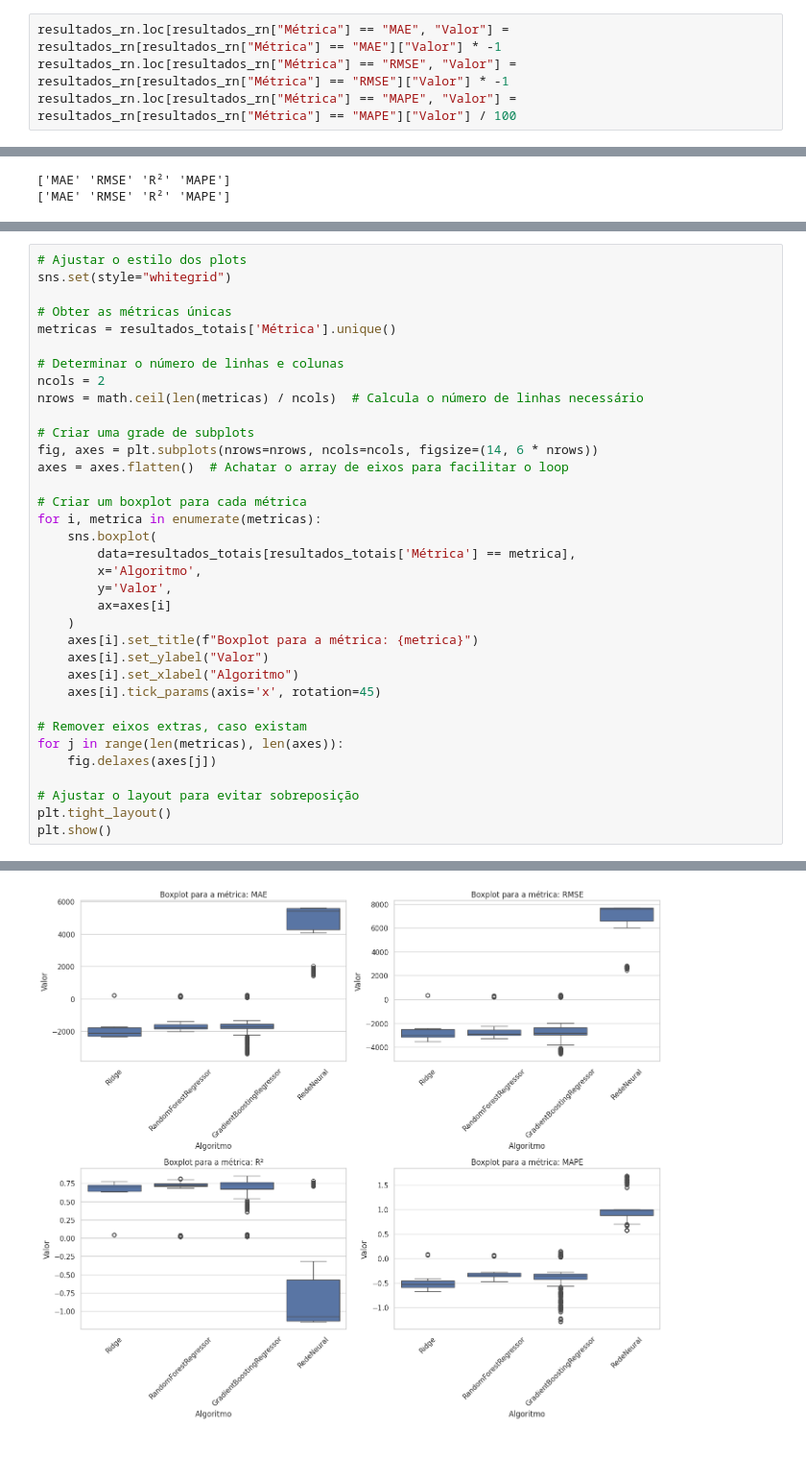
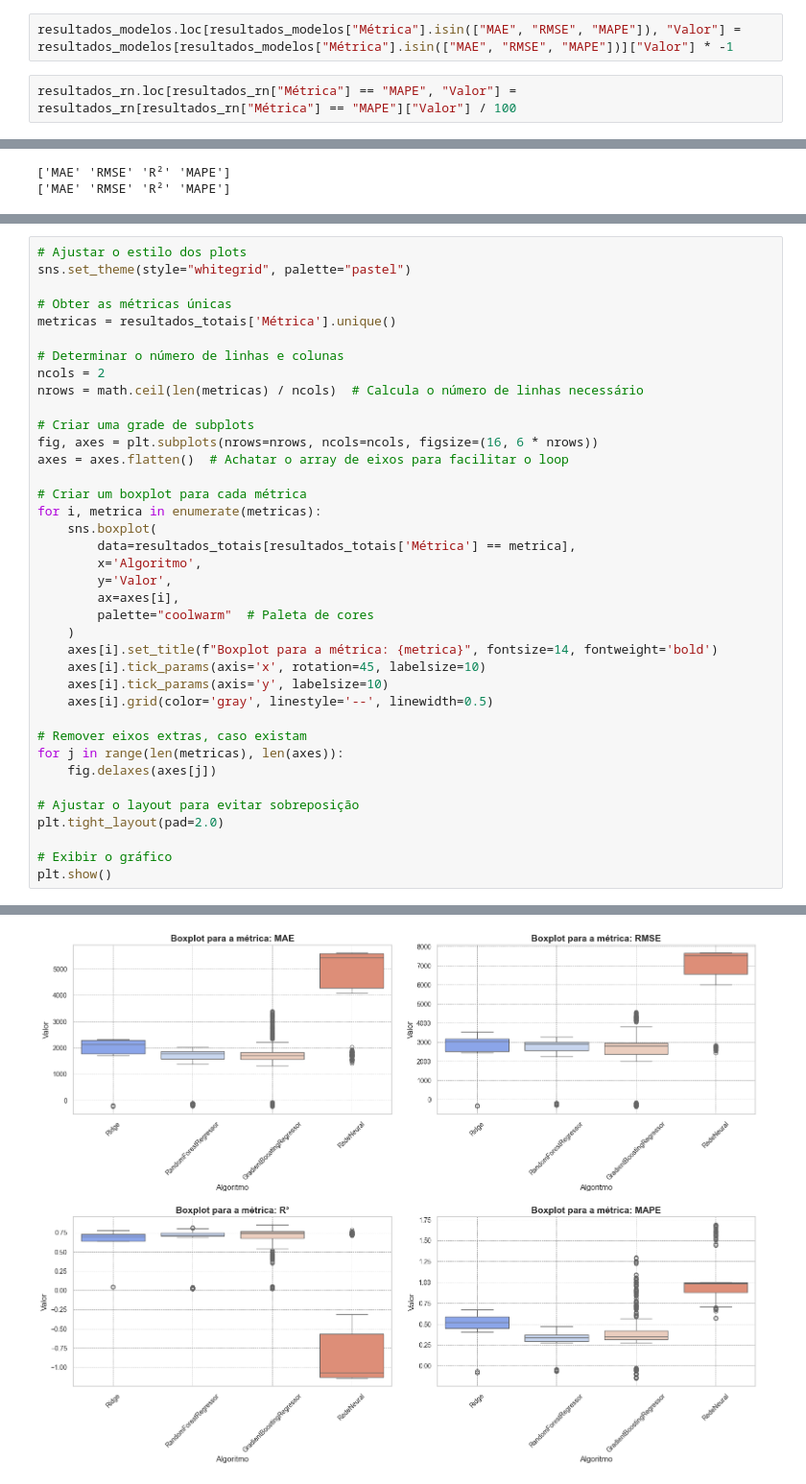
Before and after one commit to viniciusvianavieira/zap-imoveis-scraping-prediction, a Jupyter notebook: 9A - Resultados-Modelos-Zap-Imóveis-Aluguel.ipynb, the cells around one changed output, grey strips where cells are left out. Shown: that part at 96% size. Saved outputs shown, nothing was run; the diff lists cells and outputs as text; blank space fills up the shorter version.

```diff
--- a/9A - Resultados-Modelos-Zap-Imóveis-Aluguel.ipynb
+++ b/9A - Resultados-Modelos-Zap-Imóveis-Aluguel.ipynb
@@ -6,9 +6,9 @@ import math
 # %%
 resultados_modelos = pd.read_csv('data/resultados_dos_modelos_aluguel.csv')
 resultados_rn = pd.read_csv('data/resultados_da_rn_aluguel.csv').drop(columns=['index']).replace('R2', 'R²')
+# %%
+resultados_modelos.loc[resultados_modelos["Métrica"].isin(["MAE", "RMSE", "MAPE"]), "Valor"] = resultados_modelos[resultados_modelos["Métrica"].isin(["MAE", "RMSE", "MAPE"])]["Valor"] * -1
 # %%
-resultados_rn.loc[resultados_rn["Métrica"] == "MAE", "Valor"] = resultados_rn[resultados_rn["Métrica"] == "MAE"]["Valor"] * -1
-resultados_rn.loc[resultados_rn["Métrica"] == "RMSE", "Valor"] = resultados_rn[resultados_rn["Métrica"] == "RMSE"]["Valor"] * -1
 resultados_rn.loc[resultados_rn["Métrica"] == "MAPE", "Valor"] = resultados_rn[resultados_rn["Métrica"] == "MAPE"]["Valor"] / 100
 # %%
 print(resultados_rn["Métrica"].unique())
@@ -35,7 +35,7 @@ resultados_totais
 9176 rows × 3 columns
 # %%
 # Ajustar o estilo dos plots
-sns.set(style="whitegrid")
+sns.set_theme(style="whitegrid", palette="pastel")
 
 # Obter as métricas únicas
 metricas = resultados_totais['Métrica'].unique()
@@ -45,7 +45,7 @@ ncols = 2
 nrows = math.ceil(len(metricas) / ncols)  # Calcula o número de linhas necessário
 
 # Criar uma grade de subplots
-fig, axes = plt.subplots(nrows=nrows, ncols=ncols, figsize=(14, 6 * nrows))
+fig, axes = plt.subplots(nrows=nrows, ncols=ncols, figsize=(16, 6 * nrows))
 axes = axes.flatten()  # Achatar o array de eixos para facilitar o loop
 
 # Criar um boxplot para cada métrica
@@ -54,18 +54,21 @@ for i, metrica in enumerate(metricas):
         data=resultados_totais[resultados_totais['Métrica'] == metrica],
         x='Algoritmo',
         y='Valor',
-        ax=axes[i]
+        ax=axes[i],
+        palette="coolwarm"  # Paleta de cores
     )
-    axes[i].set_title(f"Boxplot para a métrica: {metrica}")
-    axes[i].set_ylabel("Valor")
-    axes[i].set_xlabel("Algoritmo")
-    axes[i].tick_params(axis='x', rotation=45)
+    axes[i].set_title(f"Boxplot para a métrica: {metrica}", fontsize=14, fontweight='bold')
+    axes[i].tick_params(axis='x', rotation=45, labelsize=10)
+    axes[i].tick_params(axis='y', labelsize=10)
+    axes[i].grid(color='gray', linestyle='--', linewidth=0.5)
 
 # Remover eixos extras, caso existam
 for j in range(len(metricas), len(axes)):
     fig.delaxes(axes[j])
 
 # Ajustar o layout para evitar sobreposição
-plt.tight_layout()
+plt.tight_layout(pad=2.0)
+
+# Exibir o gráfico
 plt.show()
 # %% [output]
@@ -72 +90 @@ plt.show()
-[figure, old version]
+[figure, new version]
```
Also changed, not shown: parts of 2 cells of this notebook, 3 other files.
